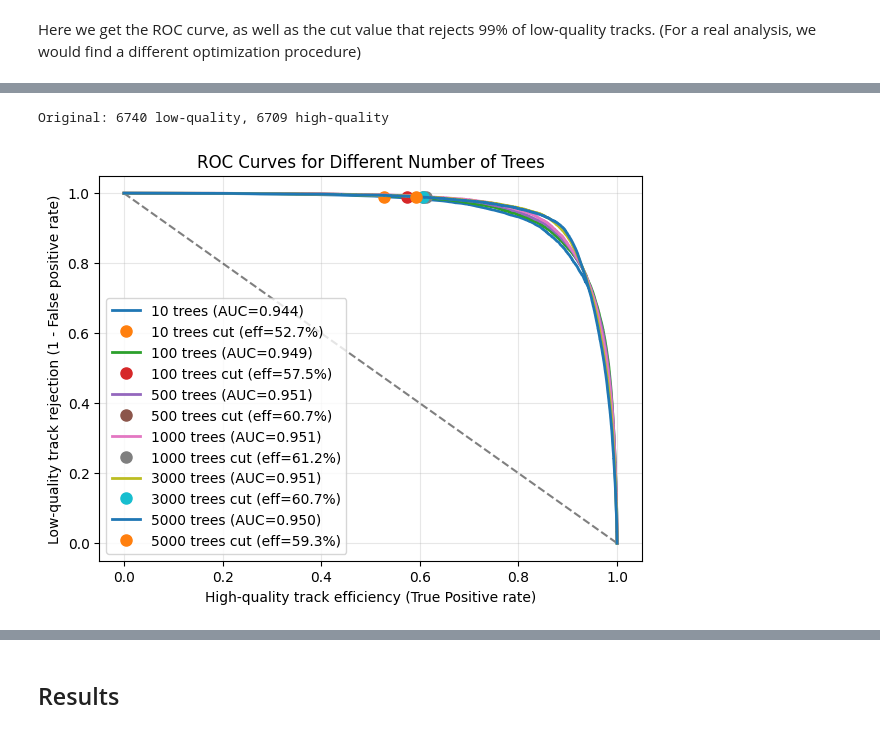
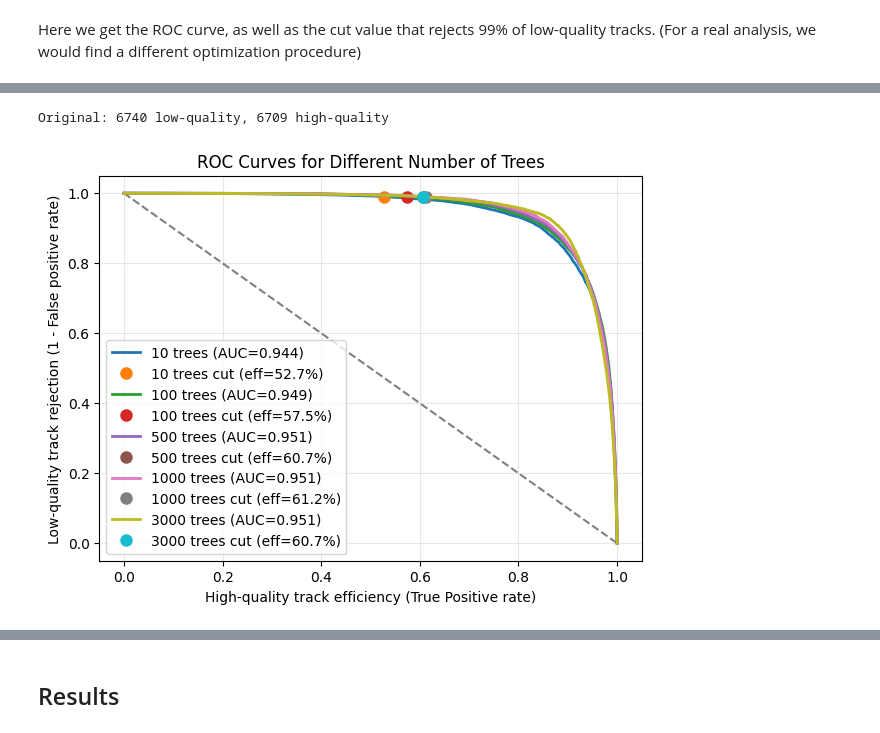
Before and after one commit to Malik-Farouh/My-Full-Code-repository, a Jupyter notebook: TrkQualTrain copy.ipynb, the cells around one changed output, grey strips where cells are left out. Cells and saved outputs as stored; diff of their text form; code cells hidden in the pictures.

```diff
--- a/TrkQualTrain copy.ipynb
+++ b/TrkQualTrain copy.ipynb
@@ -707,40 +475,3 @@ def plot_loss(evals_result):
     plt.show()
 # %% [markdown]
 Here we get the ROC curve, as well as the cut value that rejects 99% of low-quality tracks. (For a real analysis, we would find a different optimization procedure)
-# %%
-'''
-from sklearn.metrics import roc_curve
-y_pred_keras = model.predict(x_balanced_input).ravel()
-#fpr_keras, tpr_keras, thresholds_keras = roc_curve(y_balanced_input, y_pred_keras, pos_label=1)
-y_full_input_dataset = np.concatenate((np.ones(input_dataset[high_qual].shape[0]), np.zeros(input_dataset[low_qual].shape[0])))
-x_full_input_dataset = np.concatenate((input_dataset[high_qual], input_dataset[low_qual]))
-y_full_pred_keras = model.predict(x_full_input_dataset).ravel()
-fpr_keras, tpr_keras, thresholds_keras = roc_curve(y_full_input_dataset, y_full_pred_keras, pos_label=1)
-
-from sklearn.metrics import auc
-auc_keras = auc(fpr_keras, tpr_keras)
-
-cut_val_index=0
-for i_point in range(0, len(fpr_keras)):
-    if 1-fpr_keras[i_point]<0.99:
-        cut_val_index=i_point-1
-        break
-
-trkqual_cut=(round(thresholds_keras[cut_val_index], 2))
-bkg_rej = 1-fpr_keras[cut_val_index]
-sig_eff = tpr_keras[cut_val_index]
-print("A trkqual cut of "+str(trkqual_cut)
-      +" has a low-quality track rejection of "+str(round(bkg_rej*100,1))
-      +"% with a high-quality track efficiency of "+str(round(sig_eff*100,1))+"%")
-
-plt.figure(1)
-plt.plot([0, 1], [1, 0], 'k--')
-plt.plot(tpr_keras, 1-fpr_keras, label='new training, new data (AUC = {:.3f})'.format(auc_keras))
-plt.xlabel('High-quality track efficency (true positive rate)')
-plt.ylabel('Low-quality track rejection (1 - false positive rate)')
-plt.plot(tpr_keras[cut_val_index], 1-fpr_keras[cut_val_index], 'o', color='C0', label='99% rejection point (trkqual > '+str(trkqual_cut)+', eff = '+str(round(sig_eff*100,1))+'%)')
-plt.title('ROC curve')
-plt.legend(loc='best')
-plt.grid(True)
-plt.show()
-'''
@@ -897,6 +481,8 @@ from sklearn.metrics import roc_curve, auc, accuracy_score
 import matplotlib.pyplot as plt
 import xgboost as xgb
 from sklearn.utils import resample
+
+
 
 #Balance your training data
 
@@ -961,7 +547,7 @@ dvalid = xgb.DMatrix(x_valid, label=y_valid) #Converts the training/validation d
 
 params = get_better_params(y_train_bal) #Loads the tuned parameters.
 
-tree_counts = [10, 100, 500, 1000, 3000, 5000] #Defines how many trees (iterations) to train with. More trees
+tree_counts = [10, 100, 500, 1000, 3000] #Defines how many trees (iterations) to train with. More trees
 
 plt.figure(figsize=(7,5)) #Creates a new figure and draws a diagonal dashed line. This diagonal represents random guessing performance.
 plt.plot([0, 1], [1, 0], 'k--', alpha=0.5)
@@ -990,31 +576,31 @@ for n_rounds in tree_counts:
 
     # ROC
     fpr, tpr, thresholds = roc_curve(y_full_input_dataset, y_pred_prob, pos_label=1) #fpr = false positive rate (bad samples wrongly predicted as good).
     auc_score = auc(fpr, tpr) #tpr = true positive rate (good samples correctly identified).
                               #auc_score = summary number showing overall curve quality.
     # Find working point for 99% background rejection
     rej_target = 0.99
     indices = np.where(1 - fpr >= rej_target)[0]
     if len(indices) > 0:
         cut_val_index = indices[-1]  # last index still above 99% rejection
     else:
         cut_val_index = 0
     sig_eff = tpr[cut_val_index]
     bkg_rej = 1 - fpr[cut_val_index]
 
     #print(f"  AUC: {auc_score:.3f}, Signal eff @99% rej: {sig_eff*100:.1f}%") %%%%
 
     # Plot ROC
     plt.plot(tpr, 1-fpr, label=f"{n_rounds} trees (AUC={auc_score:.3f})", linewidth=2)
     plt.plot(tpr[cut_val_index], 1-fpr[cut_val_index], 'o', markersize=8,
              label=f"{n_rounds} trees cut (eff={sig_eff*100:.1f}%)")
 
 plt.xlabel("High-quality track efficiency (True Positive rate)")
 plt.ylabel("Low-quality track rejection (1 - False positive rate)")
 plt.title("ROC Curves for Different Number of Trees")
 plt.legend()
 plt.grid(True, alpha=0.3)
 plt.show()
 # %% [output]
 Original: 6740 low-quality, 6709 high-quality
-[figure, old version]
+[figure, new version]
```
Also changed, not shown: parts of 17 cells of this notebook.
